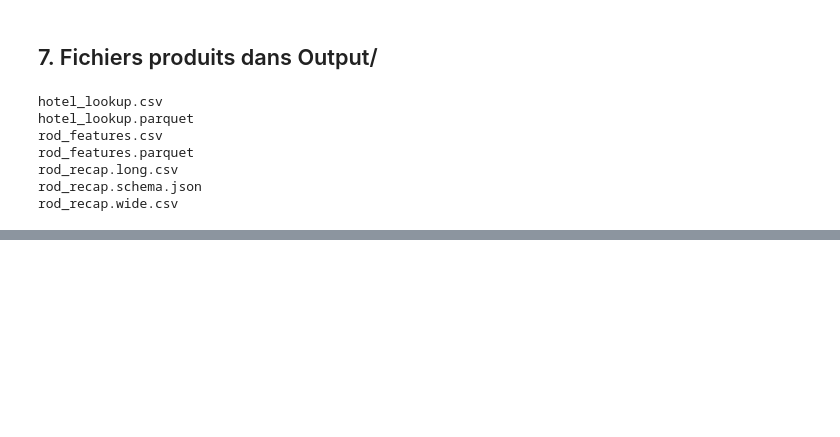
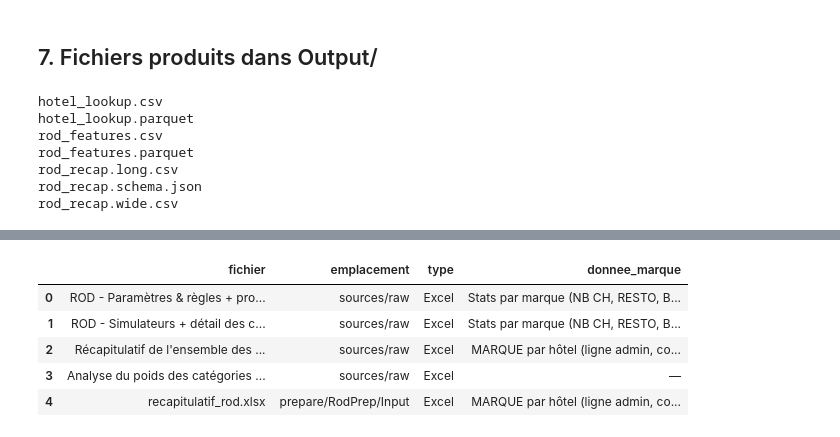
Before and after one commit to klaghmari-github/hotels, a Jupyter notebook: prepare/RodPrep/Explore/explore.ipynb, the cells around one changed output, grey strips where cells are left out. Drawn from its saved outputs; the diff is of its cells as text; code cells hidden in the pictures; blank space fills up the shorter version.

```diff
--- a/prepare/RodPrep/Explore/explore.ipynb
+++ b/prepare/RodPrep/Explore/explore.ipynb
@@ -445,0 +449,79 @@ explore.ipynb
+# %%
+import json
+import openpyxl
+from rod_ia.config.settings import get_settings
+from rod_ia.domain.services.rod_excel_extractor import BrandProjectionsExtractor
+
+settings = get_settings(PROJECT)
+SOURCES_RAW = settings.sources_raw_dir
+PREPARE_INPUTS = {
+    "RodPrep": ROOT / "Input",
+    "SalesPrep": PREPARE / "SalesPrep" / "Input",
+    "MeteoPrep": PREPARE / "MeteoPrep" / "Input",
+    "ProximityPrep": PREPARE / "ProximityPrep" / "Input",
+    "AllPrep": PREPARE / "AllPrep" / "Input",
+}
+
+excel_sources = sorted(SOURCES_RAW.glob("*.xlsx")) + sorted(SOURCES_RAW.glob("*.xlsm"))
+excel_sources += [p for p in PREPARE_INPUTS["RodPrep"].glob("*.xlsx") if not p.name.startswith(".~lock")]
+
+brand_catalog = pd.DataFrame(
+    [
+        {
+            "fichier": p.name,
+            "emplacement": str(p.parent.relative_to(PROJECT)),
+            "type": "Excel",
+            "donnee_marque": {
+                "Récapitulatif": "MARQUE par hôtel (ligne admin, colonnes hôtels)",
+                "ROD - Paramètres": "Stats par marque (NB CH, RESTO, BAR, règles reco IBB/IBS/NOV/MER)",
+                "ROD - Simulateurs": "Pas de marque hôtel (concepts SIMPLY/LIBERTY/CONNECTED)",
+                "Analyse poids catégories": "NOM BOUTIQUE seulement (marque hôtel à déduire via registre)",
+            }.get(
+                next((k for k in ["Récapitulatif", "ROD - Paramètres", "ROD - Simulateurs", "Analyse"] if k.split()[0] in p.name or (k == "Récapitulatif" and "capitulatif" in p.name.lower())), ""),
+                "—",
+            ),
+        }
+        for p in excel_sources
+    ]
+)
+
+other_sources = pd.DataFrame(
+    [
+        {
+            "fichier": "001.queryVentes.csv",
+            "emplacement": "sources/raw (+ SalesPrep/Input/ventes.csv)",
+            "type": "CSV",
+            "donnee_marque": "MARQUE = marque produit (pas hôtel) ; NOM BOUTIQUE → jointure registre",
+        },
+        {
+            "fichier": "hotel_identity_registry.json",
+            "emplacement": "data/reference",
+            "type": "JSON",
+            "donnee_marque": "brand par hotel_id (IBIS BUDGET, IBIS STYLES, MERCURE, NOVOTEL)",
+        },
+        {
+            "fichier": "hotels.csv / hotels.parquet",
+            "emplacement": "MeteoPrep/Input, ProximityPrep/Input",
+            "type": "Parquet/CSV",
+            "donnee_marque": "hotel_brand repris de RodPrep hotel_lookup",
+        },
+        {
+            "fichier": "rod_hotel_lookup.parquet",
+            "emplacement": "AllPrep/Input",
+            "type": "Parquet",
+            "donnee_marque": "hotel_brand + colonnes récap (marque aussi dans features)",
+        },
+        {
+            "fichier": "brand_projections.json",
+            "emplacement": "data/reference",
+            "type": "JSON",
+            "donnee_marque": "Extrait de ROD Paramètres : total hôtels + tranches chambres par marque",
+        },
+    ]
+)
+
+print("=== Fichiers Excel ===")
+display(brand_catalog)
+print("\n=== Autres entrées prepare / référence ===")
+display(other_sources)
+# %% [output]
@@ -445,0 +529,6 @@ explore.ipynb
+|  | fichier | emplacement | type | donnee_marque |
+| 0 | ROD - Paramètres & règles + pro... | sources/raw | Excel | Stats par marque (NB CH, RESTO, B... |
+| 1 | ROD - Simulateurs + détail des c... | sources/raw | Excel | Stats par marque (NB CH, RESTO, B... |
+| 2 | Récapitulatif de l'ensemble des ... | sources/raw | Excel | MARQUE par hôtel (ligne admin, co... |
+| 3 | Analyse du poids des catégories ... | sources/raw | Excel | — |
+| 4 | recapitulatif_rod.xlsx | prepare/RodPrep/Input | Excel | MARQUE par hôtel (ligne admin, co... |
```
Also changed, not shown: parts of 6 cells of this notebook.
